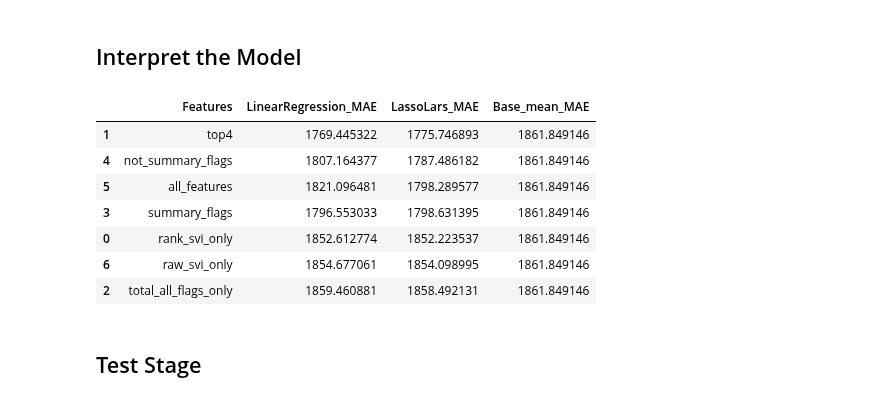
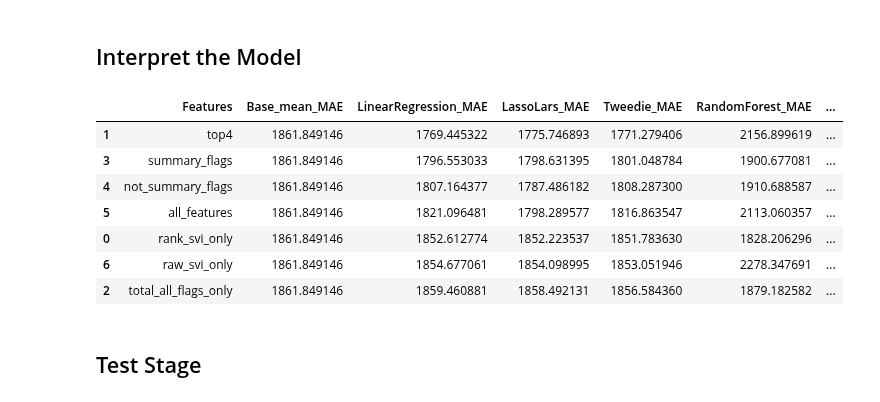
Before and after one commit to SVI-Capstone/svi_capstone, a Jupyter notebook: mvp-dallas.ipynb, the cells around one changed output. Saved outputs shown, nothing was run; the diff lists cells and outputs as text; code cells hidden in the pictures.

```diff
--- a/mvp-dallas.ipynb
+++ b/mvp-dallas.ipynb
@@ -276,0 +296,10 @@ MAE: 1854.099 (1260.013)
+# %%
+# Tweedie Regressor, send in x scaled, y train, power and alpha settings
+df2test = [X_rank_svi_only, X_top4, X_all_flags_only, X_summary_flags, X_not_summary_flags, X_train_scaled, X_raw_svi]
+target = y_train
+
+# Tweedie Regressor Models
+cvtw_MAE_list = []
+for df in df2test:
+    cvtw_MAE = model_MAE.cvTweedie(df, target, 1.5, .5)
+    cvtw_MAE_list.append(cvtw_MAE)
@@ -276,0 +314,10 @@ MAE: 1854.099 (1260.013)
+# %%
+# Support Vector Regressor, send in x scaled, y train, kernel = 'rbf' or 'linear'
+df2test = [X_rank_svi_only, X_top4, X_all_flags_only, X_summary_flags, X_not_summary_flags, X_train_scaled, X_raw_svi]
+target = y_train
+
+# Support Vector Models
+cvSVRrbf_MAE_list = []
+for df in df2test:
+    cvSVRrbf_MAE = model_MAE.cvSVR(df, target, 'rbf')
+    cvSVRrbf_MAE_list.append(cvSVRrbf_MAE)
@@ -276,0 +332,10 @@ MAE: 1854.099 (1260.013)
+# %%
+# Support Vector Regressor, send in x scaled, y train, kernel = 'rbf' or 'linear'
+df2test = [X_rank_svi_only, X_top4, X_all_flags_only, X_summary_flags, X_not_summary_flags, X_train_scaled, X_raw_svi]
+target = y_train
+
+# Support Vector Models
+cvSVRlinear_MAE_list = []
+for df in df2test:
+    cvSVRlinear_MAE = model_MAE.cvSVR(df, target, 'linear')
+    cvSVRlinear_MAE_list.append(cvSVRlinear_MAE)
@@ -279,21 +352,25 @@ MAE: 1854.099 (1260.013)
 # %%
 # create dataframe for results of all train models
 df_list = ['rank_svi_only', 'top4', 'total_all_flags_only', 'summary_flags', 'not_summary_flags', 'all_features', 'raw_svi_only']
 
 results = pd.DataFrame(df_list, columns=['Features'])
+results['Base_mean_MAE'] = mean_baseMAE
 results['LinearRegression_MAE'] = cvlm_MAE_list
 results['LassoLars_MAE'] = cvll_MAE_list
-results['Base_mean_MAE'] = mean_baseMAE
-results.sort_values('LassoLars_MAE')
+results['Tweedie_MAE'] = cvtw_MAE_list
+results['RandomForest_MAE'] = cvrf_MAE_list
+results['SVR_rbf_MAE'] = cvSVRrbf_MAE_list
+results['SVR_linear_MAE'] = cvSVRlinear_MAE_list
+results.sort_values('LinearRegression_MAE')
 # %% [output]
-|  | Features | LinearRegression_MAE | LassoLars_MAE | Base_mean_MAE |
-| 1 | top4 | 1769.445322 | 1775.746893 | 1861.849146 |
-| 4 | not_summary_flags | 1807.164377 | 1787.486182 | 1861.849146 |
-| 5 | all_features | 1821.096481 | 1798.289577 | 1861.849146 |
-| 3 | summary_flags | 1796.553033 | 1798.631395 | 1861.849146 |
-| 0 | rank_svi_only | 1852.612774 | 1852.223537 | 1861.849146 |
-| 6 | raw_svi_only | 1854.677061 | 1854.098995 | 1861.849146 |
-| 2 | total_all_flags_only | 1859.460881 | 1858.492131 | 1861.849146 |
+|  | Features | Base_mean_MAE | LinearRegression_MAE | LassoLars_MAE | Tweedie_MAE | RandomForest_MAE | ... |
+| 1 | top4 | 1861.849146 | 1769.445322 | 1775.746893 | 1771.279406 | 2156.899619 | ... |
+| 3 | summary_flags | 1861.849146 | 1796.553033 | 1798.631395 | 1801.048784 | 1900.677081 | ... |
+| 4 | not_summary_flags | 1861.849146 | 1807.164377 | 1787.486182 | 1808.287300 | 1910.688587 | ... |
+| 5 | all_features | 1861.849146 | 1821.096481 | 1798.289577 | 1816.863547 | 2113.060357 | ... |
+| 0 | rank_svi_only | 1861.849146 | 1852.612774 | 1852.223537 | 1851.783630 | 1828.206296 | ... |
+| 6 | raw_svi_only | 1861.849146 | 1854.677061 | 1854.098995 | 1853.051946 | 2278.347691 | ... |
+| 2 | total_all_flags_only | 1861.849146 | 1859.460881 | 1858.492131 | 1856.584360 | 1879.182582 | ... |
 # %% [markdown]
 ## Test Stage
 # %%
```
Also changed, not shown: parts of 22 cells of this notebook.
